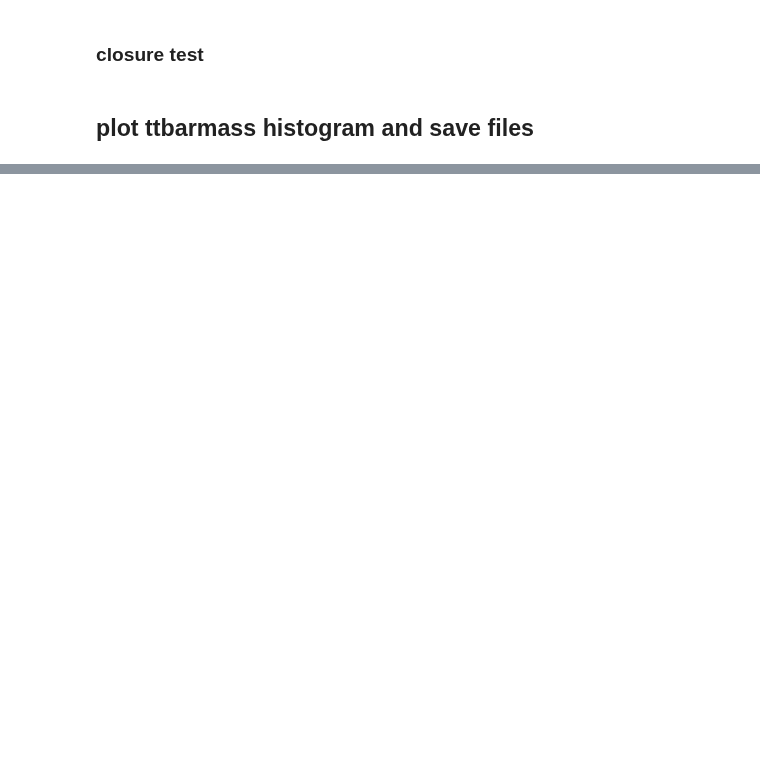
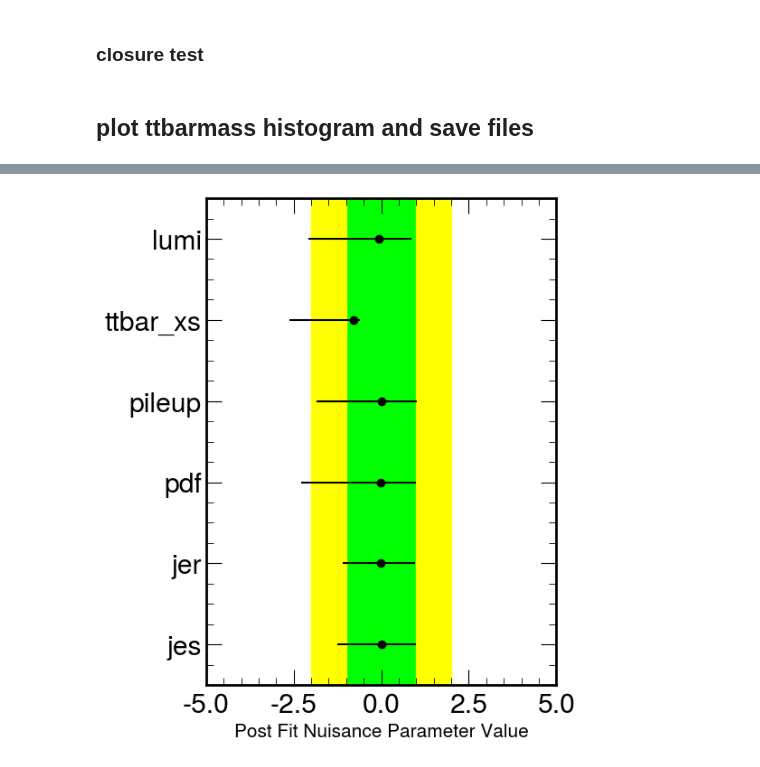
Before and after one commit to b2g-nano/TTbarAllHadUproot, a Jupyter notebook: plots/combineFiles.ipynb, the cells around one changed output, grey strips where cells are left out. Cells and saved outputs as stored; diff of their text form; code cells hidden in the pictures; blank space fills up the shorter version.

```diff
--- a/plots/combineFiles.ipynb
+++ b/plots/combineFiles.ipynb
@@ -1191,44 +1513,47 @@ fig, ax1 = plt.subplots(figsize=(5,7))
 
 
 ymax = ax1.get_ylim()[1]
 ymin = ax1.get_ylim()[0]
 
 
 ax1.fill_between([-1, 1], [-1, -1], [2*ymax, 2*ymax], color='lime')
 ax1.fill_between([-2, -1], [-1, -1], [2*ymax, 2*ymax], color='yellow')
 ax1.fill_between([1, 2], [-1, -1], [2*ymax, 2*ymax], color='yellow')
 ax1.set_xlim(-5,5)
 ax1.set_ylim(-.1, ymax*1.1)
 
 
 
 yticks = np.linspace(ymin, ymax, 6)
 ylabs = ['jes', 'jer', 'pdf', 'pileup', 'ttbar_xs', 'lumi']
 
+
 errs = {
-    'jes':[0.25, 0],
-    'jer': [0.07, -0.02],
-    'pdf': [1.28, -0.01],
-    'pileup': [0.85,0.01],
-    'ttbar_xs': [0.81, -0.8],
-    'lumi': [1.01, -0.07],
+    'jes':      [ 0.00,  0.25,  0.00],
+    'jer':      [-0.02,  0.07, -0.02],
+    'pdf':      [-0.01,  1.28, -0.01],
+    'pileup':   [ 0.01,  0.85,  0.01],
+    'ttbar_xs': [-0.80,  0.81, -0.80],
+    'lumi':     [-0.07,  1.01, -0.07],
 
 }
 
-ax1.errorbar(0, yticks[0], xerr=1+np.array([errs[ylabs[0]]]).T, marker='o', color='k')
-ax1.errorbar(0, yticks[1], xerr=1+np.array([errs[ylabs[1]]]).T, marker='o', color='k')
-ax1.errorbar(0, yticks[2], xerr=1+np.array([errs[ylabs[2]]]).T, marker='o', color='k')
-ax1.errorbar(0, yticks[3], xerr=1+np.array([errs[ylabs[3]]]).T, marker='o', color='k')
-ax1.errorbar(0, yticks[4], xerr=1+np.array([errs[ylabs[4]]]).T, marker='o', color='k')
-ax1.errorbar(0, yticks[5], xerr=1+np.array([errs[ylabs[5]]]).T, marker='o', color='k')
+ax1.errorbar(errs[ylabs[0]][0], yticks[0], xerr=1+np.array([errs[ylabs[0]][1:]]).T, marker='o', color='k')
+ax1.errorbar(errs[ylabs[1]][0], yticks[1], xerr=1+np.array([errs[ylabs[1]][1:]]).T, marker='o', color='k')
+ax1.errorbar(errs[ylabs[2]][0], yticks[2], xerr=1+np.array([errs[ylabs[2]][1:]]).T, marker='o', color='k')
+ax1.errorbar(errs[ylabs[3]][0], yticks[3], xerr=1+np.array([errs[ylabs[3]][1:]]).T, marker='o', color='k')
+ax1.errorbar(errs[ylabs[4]][0], yticks[4], xerr=1+np.array([errs[ylabs[4]][1:]]).T, marker='o', color='k')
+ax1.errorbar(errs[ylabs[5]][0], yticks[5], xerr=1+np.array([errs[ylabs[5]][1:]]).T, marker='o', color='k')
 
 
 ax1.set_yticks(yticks)
 ax1.set_yticklabels(ylabs)
 
 ax1.set_xlabel('Post Fit Nuisance Parameter Value', fontsize=15, loc='center')
 
 plt.savefig('images/nuisance.pdf')
 plt.savefig('images/nuisance.png')
+# %% [output]
+[figure, added]
 # %%
 ax1.get_ylim()[1]
```
Also changed, not shown: parts of 48 cells of this notebook, 3 other files.
